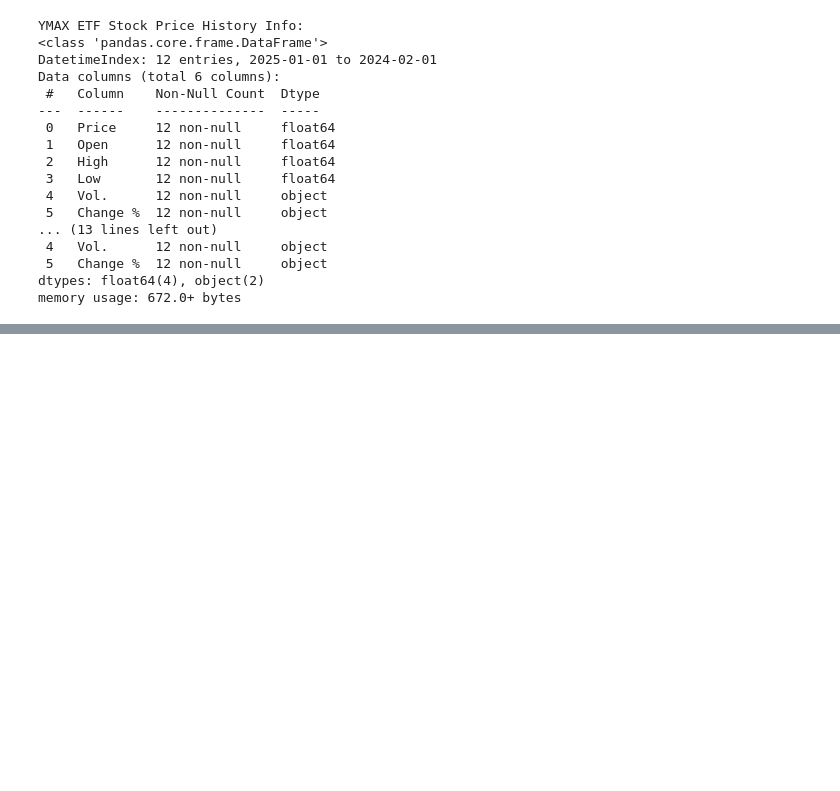
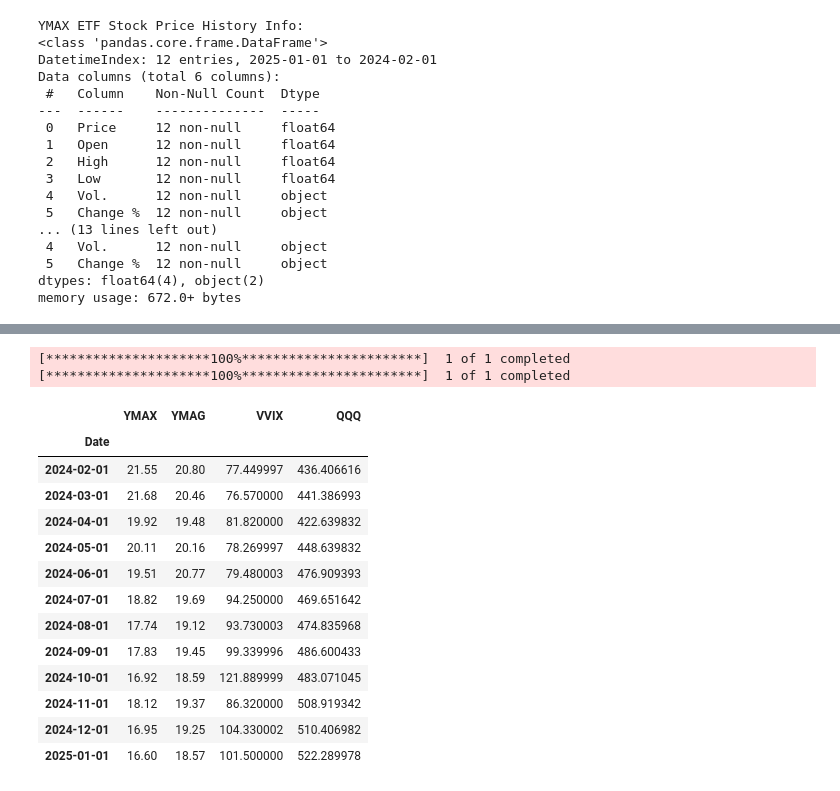
Before and after one commit to BensonMunene/Ratios-Strategy-App, a Jupyter notebook: Codes/Backtester Algorithm1.ipynb, the cells around one changed output, grey strips where cells are left out. Cells and saved outputs as stored; diff of their text form; code cells hidden in the pictures; blank space fills up the shorter version.

```diff
--- a/Codes/Backtester Algorithm1.ipynb
+++ b/Codes/Backtester Algorithm1.ipynb
@@ -723,3 +861,7 @@ Data columns (total 6 columns):
  5   Change %  12 non-null     object
 dtypes: float64(4), object(2)
 memory usage: 672.0+ bytes
+# %%
+# Drop the 'Vol.' and 'Change %' columns from YMAX and YMAG DataFrames
+ymax_monthly_df = ymax_monthly_df.drop(columns=['Vol.', 'Change %'])
+ymag_monthly_df = ymag_monthly_df.drop(columns=['Vol.', 'Change %'])
@@ -725,0 +895,46 @@ memory usage: 672.0+ bytes
+# %%
+# Download monthly data of VIX, VVIX, and QQQ ETF
+VVIX_monthly = yf.download('^VVIX', start='2024-01-01', end='2025-01-30', interval='1mo')
+QQQ_monthly = yf.download('QQQ', start='2024-01-01', end='2025-01-30', interval='1mo')
+
+# Rename the columns for consistency
+VVIX_monthly.columns = ['Close', 'High', 'Low', 'Open', 'Volume']
+QQQ_monthly.columns = ['Close', 'High', 'Low', 'Open', 'Volume']
+# %% [output]
+[*********************100%***********************]  1 of 1 completed
+[*********************100%***********************]  1 of 1 completed
+# %%
+# Rename "Close" column for VVIX and QQQ, keeping only the "Close" column
+VVIX_monthly = VVIX_monthly[['Close']].rename(columns={'Close': 'VVIX'})
+QQQ_monthly = QQQ_monthly[['Close']].rename(columns={'Close': 'QQQ'})
+
+# Merge the VVIX and QQQ DataFrames on the Date index (VIX is omitted)
+merged_monthly_vvix_qqq_df = VVIX_monthly.merge(
+    QQQ_monthly, left_index=True, right_index=True, how='outer'
+)
+
+# Merge the resulting VVIX and QQQ DataFrame with the ymax_ymag_monthly_merged DataFrame
+merged_monthly_vvix_qqq_df = ymax_ymag_monthly_merged.merge(
+    merged_monthly_vvix_qqq_df, left_index=True, right_index=True, how='outer'
+)
+
+# Drop any rows with missing values
+merged_monthly_vvix_qqq_df = merged_monthly_vvix_qqq_df.dropna()
+
+# Display the merged DataFrame
+merged_monthly_vvix_qqq_df
+# %% [output]
+|  | YMAX | YMAG | VVIX | QQQ |
+| Date |  |  |  |  |
+| 2024-02-01 | 21.55 | 20.80 | 77.449997 | 436.406616 |
+| 2024-03-01 | 21.68 | 20.46 | 76.570000 | 441.386993 |
+| 2024-04-01 | 19.92 | 19.48 | 81.820000 | 422.639832 |
+| 2024-05-01 | 20.11 | 20.16 | 78.269997 | 448.639832 |
+| 2024-06-01 | 19.51 | 20.77 | 79.480003 | 476.909393 |
+| 2024-07-01 | 18.82 | 19.69 | 94.250000 | 469.651642 |
+| 2024-08-01 | 17.74 | 19.12 | 93.730003 | 474.835968 |
+| 2024-09-01 | 17.83 | 19.45 | 99.339996 | 486.600433 |
+| 2024-10-01 | 16.92 | 18.59 | 121.889999 | 483.071045 |
+| 2024-11-01 | 18.12 | 19.37 | 86.320000 | 508.919342 |
+| 2024-12-01 | 16.95 | 19.25 | 104.330002 | 510.406982 |
+| 2025-01-01 | 16.60 | 18.57 | 101.500000 | 522.289978 |
```
Also changed, not shown: parts of 10 cells of this notebook, 2 other files.
